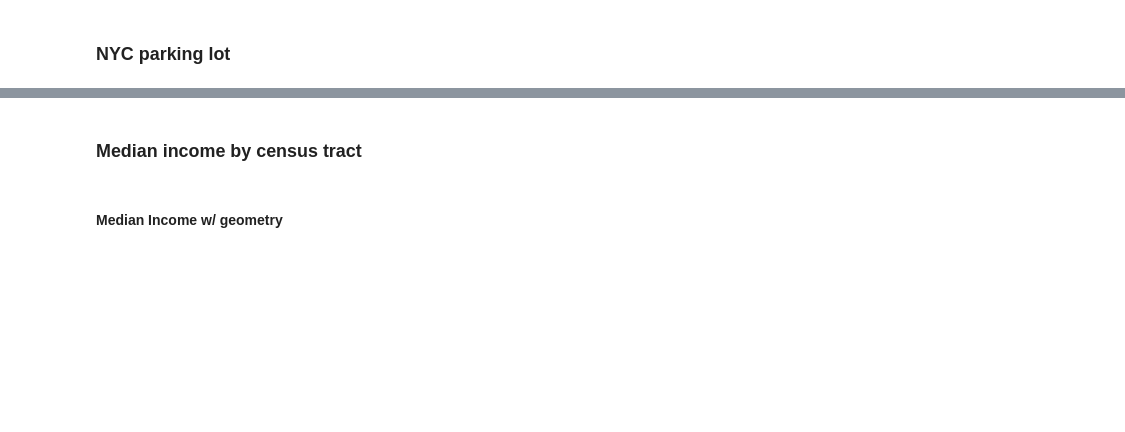
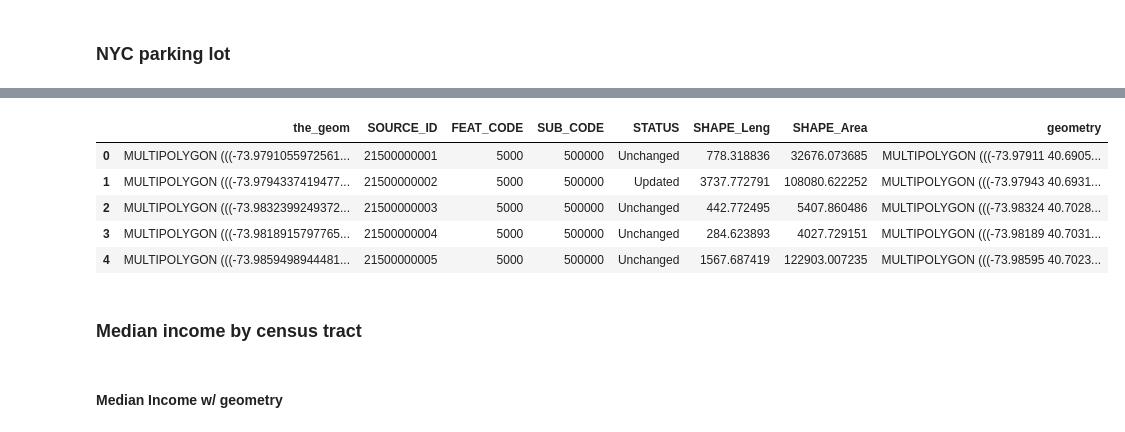
Before and after one commit to CharlesFeng0314/CUSP, a Jupyter notebook: MLC/MLC Fall 2024 final pro/7033 final pro.ipynb, the cells around one changed output, grey strips where cells are left out. Drawn from its saved outputs; the diff is of its cells as text; code cells hidden in the pictures; blank space fills up the shorter version.

```diff
--- a/MLC/MLC Fall 2024 final pro/7033 final pro.ipynb
+++ b/MLC/MLC Fall 2024 final pro/7033 final pro.ipynb
@@ -156,3 +139,15 @@ parking_data
+# %%
+parking_data['geometry'] = parking_data['the_geom'].apply(wkt.loads)
+parking_data = gpd.GeoDataFrame(parking_data, geometry='geometry')
+parking_data.set_crs("EPSG:4269", inplace=True)
+parking_data.head()
+# %% [output]
+|  | the_geom | SOURCE_ID | FEAT_CODE | SUB_CODE | STATUS | SHAPE_Leng | SHAPE_Area | geometry |
+| 0 | MULTIPOLYGON (((-73.9791055972561... | 21500000001 | 5000 | 500000 | Unchanged | 778.318836 | 32676.073685 | MULTIPOLYGON (((-73.97911 40.6905... |
+| 1 | MULTIPOLYGON (((-73.9794337419477... | 21500000002 | 5000 | 500000 | Updated | 3737.772791 | 108080.622252 | MULTIPOLYGON (((-73.97943 40.6931... |
+| 2 | MULTIPOLYGON (((-73.9832399249372... | 21500000003 | 5000 | 500000 | Unchanged | 442.772495 | 5407.860486 | MULTIPOLYGON (((-73.98324 40.7028... |
+| 3 | MULTIPOLYGON (((-73.9818915797765... | 21500000004 | 5000 | 500000 | Unchanged | 284.623893 | 4027.729151 | MULTIPOLYGON (((-73.98189 40.7031... |
+| 4 | MULTIPOLYGON (((-73.9859498944481... | 21500000005 | 5000 | 500000 | Unchanged | 1567.687419 | 122903.007235 | MULTIPOLYGON (((-73.98595 40.7023... |
 # %% [markdown]
 ### Median income by census tract
 # %%
```
Also changed, not shown: parts of 14 cells of this notebook, 10 other files.
